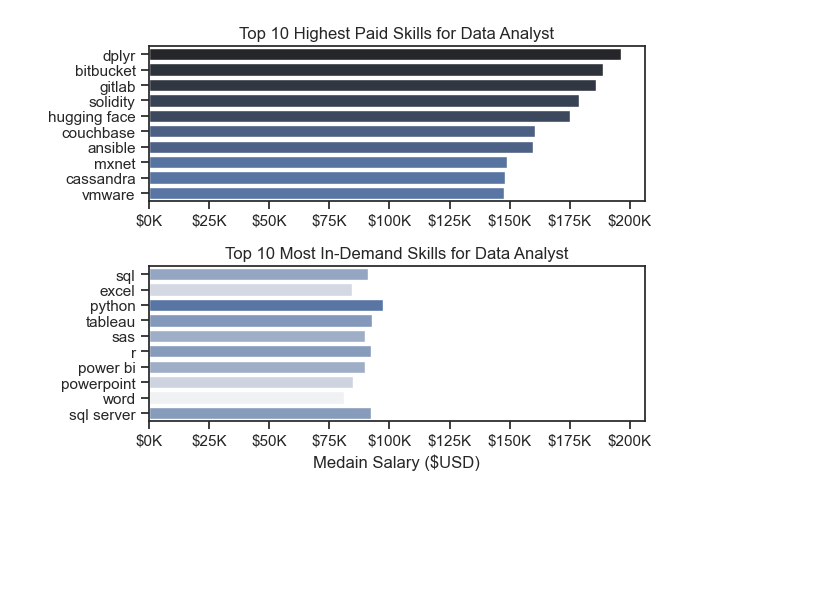
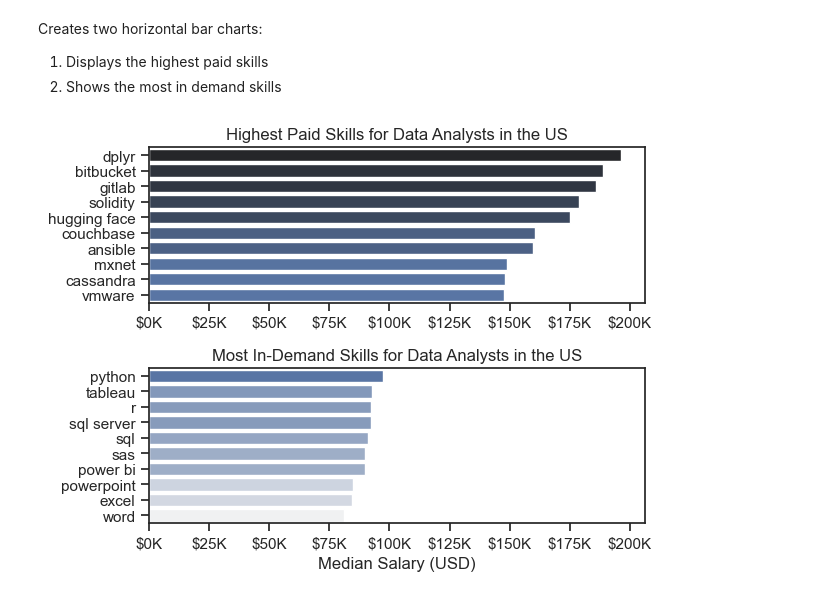
Before and after one commit to yilmazemre61/Explore_Data_Analyst_Role, a Jupyter notebook: 4-Salary_Analysis.ipynb, the cells around one changed output. Saved outputs shown, nothing was run; the diff lists cells and outputs as text; code cells hidden in the pictures; blank space fills up the shorter version.

```diff
--- a/4-Salary_Analysis.ipynb
+++ b/4-Salary_Analysis.ipynb
@@ -101,5 +120,6 @@ df_DA_US[['salary_year_avg', 'job_skills']].head(10)
 # %%
-# Finding the top paying skills
-df_DA_top_pay = df_DA_US.groupby('job_skills')['salary_year_avg'].agg(['count', 'median']).sort_values(by='median', ascending=False)
+df_DA_skills = df_DA_US.groupby('job_skills')['salary_year_avg'].agg(['count', 'median']).sort_values(by='count', ascending=False)
 
-df_DA_top_pay = df_DA_top_pay.head(10).sort_values(by='median', ascending=False)
+df_DA_skills = df_DA_skills.head(10).sort_values(by='median', ascending=False)
+
+df_DA_skills
@@ -106,8 +138,0 @@ df_DA_top_pay = df_DA_top_pay.head(10).sort_values(by='median', ascending=False)
-# %%
-# Fiding the top popular skills
-
-df_DA_skills = df_DA_US.groupby('job_skills')['salary_year_avg'].agg(['count', 'median']).sort_values(by='count', ascending=False)
-
-df_DA_skills = df_DA_skills.head(10).sort_values(by='count', ascending=False)
-
-df_DA_skills
@@ -127,31 +139,34 @@ df_DA_skills
+# %% [markdown]
+Creates two horizontal bar charts:
+1. Displays the highest paid skills
+2. Shows the most in demand skills
 # %%
-# Ploting
+fig, ax = plt.subplots(2, 1)
 
-fig, ax = plt.subplots(2,1)
-
-# Setting the Theme of the Plot
-sns.set_theme(style='ticks')
-
-# Top 10 Highest Paid Skills for Data Analyst
-sns.barplot(data=df_DA_top_pay, x='median', y=df_DA_top_pay.index, ax=ax[0], hue='median', palette='dark:b_r', legend=False)
-
-#df_DA_top_pay[::-1].plot(kind='barh', y='median', ax=ax[0], legend=False)
-ax[0].set_title('Top 10 Highest Paid Skills for Data Analyst')
+# Top 10 Highest Paid Skills for Data Analysts
+sns.barplot(data=df_DA_top_pay, x='median', y=df_DA_top_pay.index, hue='median', ax=ax[0], palette='dark:b_r')
+ax[0].legend().remove()
+# original code:
+# df_DA_top_pay[::-1].plot(kind='barh', y='median', ax=ax[0], legend=False)
+ax[0].set_title('Highest Paid Skills for Data Analysts in the US')
 ax[0].set_ylabel('')
 ax[0].set_xlabel('')
 ax[0].xaxis.set_major_formatter(plt.FuncFormatter(lambda x, _: f'${int(x/1000)}K'))
 
-#Top 10 Most In-Demand Skills for Data Analyst
-sns.barplot(data=df_DA_skills, x='median', y=df_DA_skills.index, ax=ax[1], hue='median', palette='light:b', legend=False)
 
-#df_DA_skills[::-1].plot(kind='barh', y='median', ax=ax[1], legend=False)
-ax[1].set_title('Top 10 Most In-Demand Skills for Data Analyst')
+# Top 10 Most In-Demand Skills for Data Analysts')
+sns.barplot(data=df_DA_skills, x='median', y=df_DA_skills.index, hue='median', ax=ax[1], palette='light:b')
+ax[1].legend().remove()
+# original code:
+# df_DA_skills[::-1].plot(kind='barh', y='median', ax=ax[1], legend=False)
+ax[1].set_title('Most In-Demand Skills for Data Analysts in the US')
 ax[1].set_ylabel('')
-ax[1].set_xlabel('Medain Salary ($USD)')
+ax[1].set_xlabel('Median Salary (USD)')
 ax[1].set_xlim(ax[0].get_xlim())  # Set the same x-axis limits as the first plot
 ax[1].xaxis.set_major_formatter(plt.FuncFormatter(lambda x, _: f'${int(x/1000)}K'))
 
-fig.tight_layout()
+sns.set_theme(style='ticks')
+plt.tight_layout()
 plt.show()
 # %% [output]
-[figure, old version]
+[figure, new version]
```
Also changed, not shown: parts of 23 cells of this notebook.
